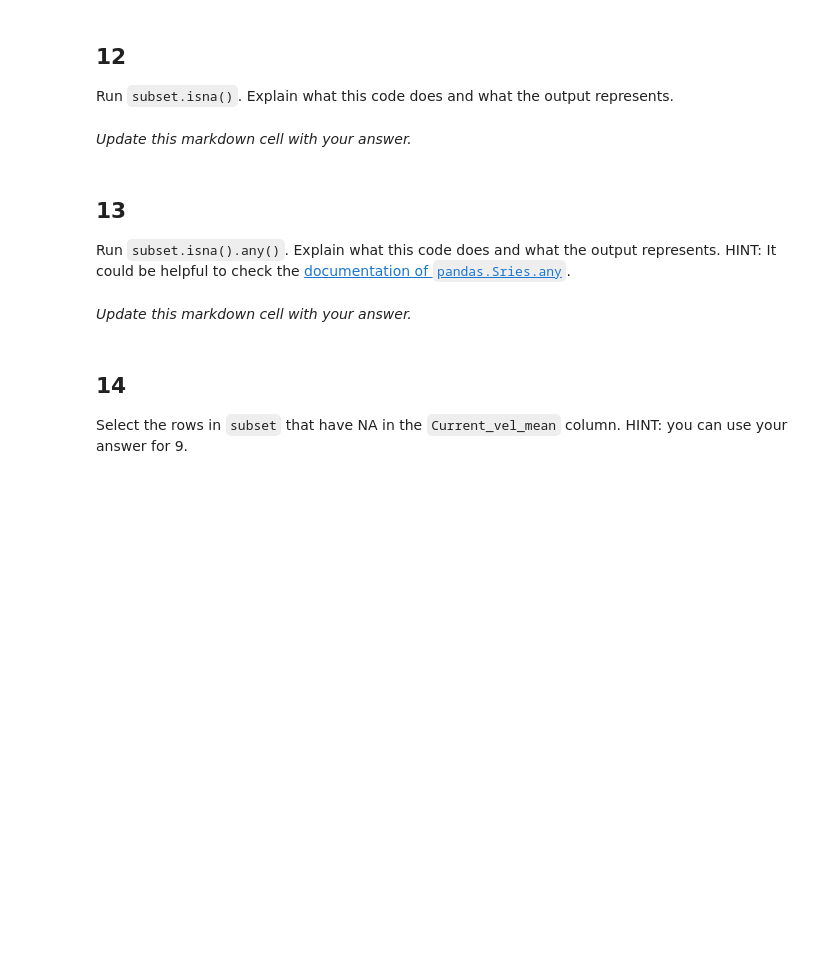
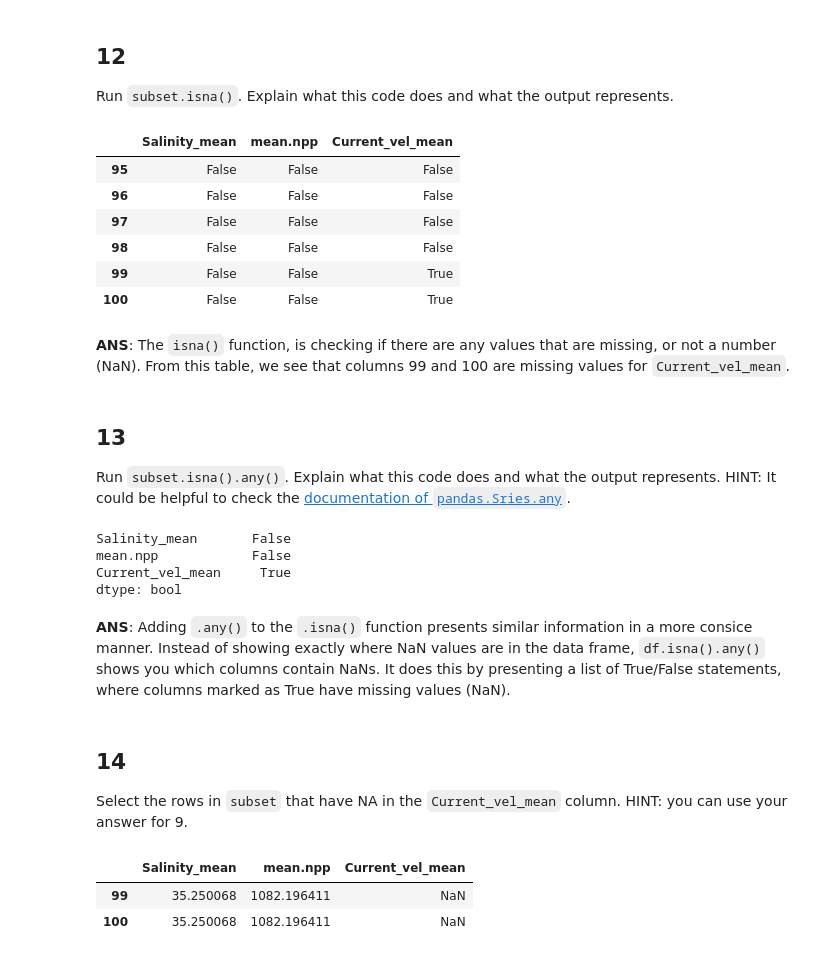
Before and after one commit to bbarajas429/eds220-hwk-1, a Jupyter notebook: hwk1-task3.ipynb, the cells around one changed output. Cells and saved outputs as stored; diff of their text form; code cells hidden in the pictures; blank space fills up the shorter version.

```diff
--- a/hwk1-task3.ipynb
+++ b/hwk1-task3.ipynb
@@ -172,0 +223,6 @@ coral_div.iloc[95:101, [16,19,27]]
+# %%
+# use positions to select rows 95-100, and columns 17,20, and 28
+subset = coral_div.iloc[95:101, [16,19,27]]
+
+#print subset to check
+subset
@@ -174,13 +238,30 @@ coral_div.iloc[95:101, [16,19,27]]
 ## 12
 
 Run `subset.isna()`. Explain what this code does and what the output represents.
-# %% [markdown]
-*Update this markdown cell with your answer.*
+# %%
+subset.isna()
+# %% [output]
+|  | Salinity_mean | mean.npp | Current_vel_mean |
+| 95 | False | False | False |
+| 96 | False | False | False |
+| 97 | False | False | False |
+| 98 | False | False | False |
+| 99 | False | False | True |
+| 100 | False | False | True |
+# %% [markdown]
+__ANS__: The `isna()` function, is checking if there are any values that are missing, or not a number (NaN). From this table, we see that columns 99 and 100 are missing values for `Current_vel_mean`.
 # %% [markdown]
 ## 13
 Run `subset.isna().any()`. Explain what this code does and what the output represents. HINT: It could be helpful to check the [documentation of `pandas.Sries.any`](https://pandas.pydata.org/docs/reference/api/pandas.Series.any.html).
-# %% [markdown]
-*Update this markdown cell with your answer.*
+# %%
+subset.isna().any()
+# %% [output]
+Salinity_mean       False
+mean.npp            False
+Current_vel_mean     True
+dtype: bool
+# %% [markdown]
+__ANS__: Adding `.any()` to the `.isna()` function presents similar information in a more consice manner. Instead of showing exactly where NaN values are in the data frame, `df.isna().any()` shows you which columns contain NaNs. It does this by presenting a list of True/False statements, where columns marked as True have missing values (NaN).
 # %% [markdown]
 ## 14
 
@@ -189,0 +269,7 @@ Select the rows in `subset` that have NA in the `Current_vel_mean` column. HINT:
+# %%
+#by defalt columns where .isna() is True will be kept
+subset[subset['Current_vel_mean'].isna()]
+# %% [output]
+|  | Salinity_mean | mean.npp | Current_vel_mean |
+| 99 | 35.250068 | 1082.196411 | NaN |
+| 100 | 35.250068 | 1082.196411 | NaN |
```
Also changed, not shown: parts of 9 cells of this notebook.
